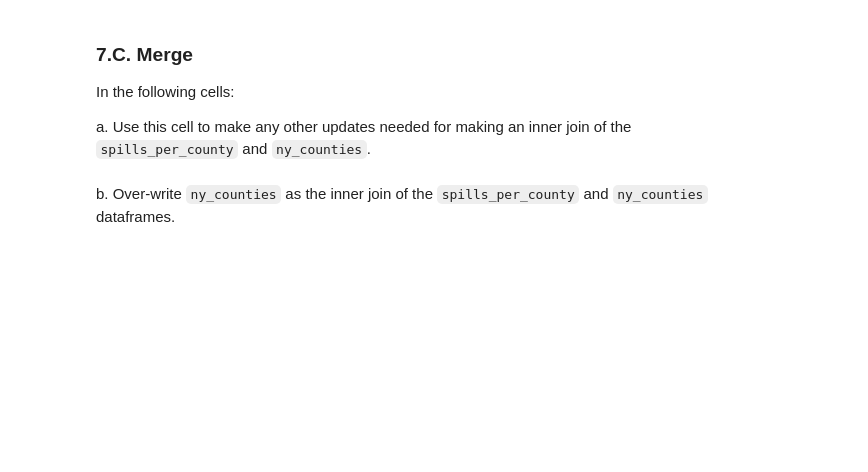
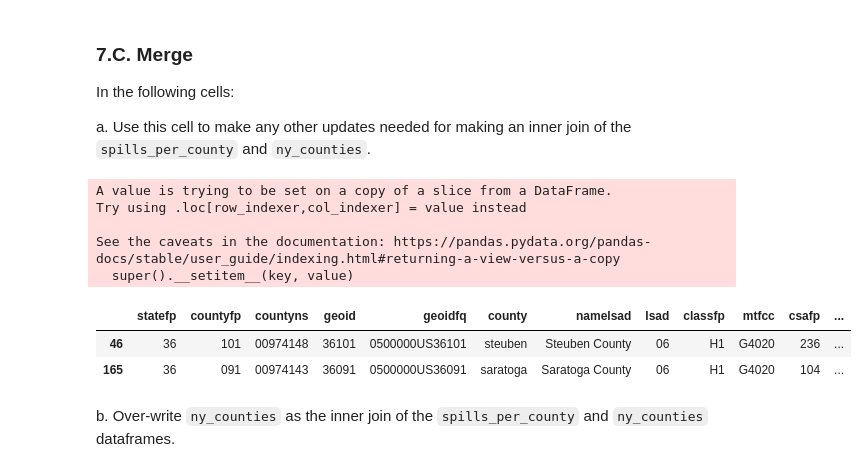
Before and after one commit to marietolteca00/eds220-hwk3, a Jupyter notebook: hwk3-task1-spills.ipynb, the cells around one changed output. Drawn from its saved outputs; the diff is of its cells as text; code cells hidden in the pictures; blank space fills up the shorter version.

```diff
--- a/hwk3-task1-spills.ipynb
+++ b/hwk3-task1-spills.ipynb
@@ -493,3 +617,10 @@ e. What is the number of spills in 'Tuscarora Indian Reservation'?
 ### 7.B. Data updates
 
 In the next cell, update 'St Lawrence' to 'St. Lawrence' in `spills_per_county` data frame and Verify the update was successful.
+# %%
+# Verify 'St Lawrence' on spills per county
+spills_per_county[spills_per_county['county'] == 'St Lawrence']
+# Replace value
+spills_per_county['county'] = spills_per_county['county'].replace({'St Lawrence':'St. Lawrence'})
+#Verify change has been made
+spills_per_county[spills_per_county['county'] == 'St. Lawrence']
@@ -499,5 +633,22 @@ In the next cell, update 'St Lawrence' to 'St. Lawrence' in `spills_per_county`
 In the following cells:
 
 a. Use this cell to make any other updates needed for making an inner join of the `spills_per_county` and `ny_counties`.
+# %%
+# Lowercase values in county column
+spills_per_county['county'] = spills_per_county['county'].str.lower()
+ny_counties['name'] = ny_counties['name'].str.lower()
+# Renaming column on ny_counties to match spills per county
+ny_counties = ny_counties.rename(columns={'name': 'county'})
+# Verify column name change
+ny_counties.head(2)
+# %% [output]
+A value is trying to be set on a copy of a slice from a DataFrame.
+Try using .loc[row_indexer,col_indexer] = value instead
+
+See the caveats in the documentation: https://pandas.pydata.org/pandas-docs/stable/user_guide/indexing.html#returning-a-view-versus-a-copy
+  super().__setitem__(key, value)
+|  | statefp | countyfp | countyns | geoid | geoidfq | county | namelsad | lsad | classfp | mtfcc | csafp | ... |
+| 46 | 36 | 101 | 00974148 | 36101 | 0500000US36101 | steuben | Steuben County | 06 | H1 | G4020 | 236 | ... |
+| 165 | 36 | 091 | 00974143 | 36091 | 0500000US36091 | saratoga | Saratoga County | 06 | H1 | G4020 | 104 | ... |
 # %% [markdown]
 b. Over-write `ny_counties` as the  inner join of the `spills_per_county` and `ny_counties` dataframes.
```
Also changed, not shown: parts of 27 cells of this notebook.
